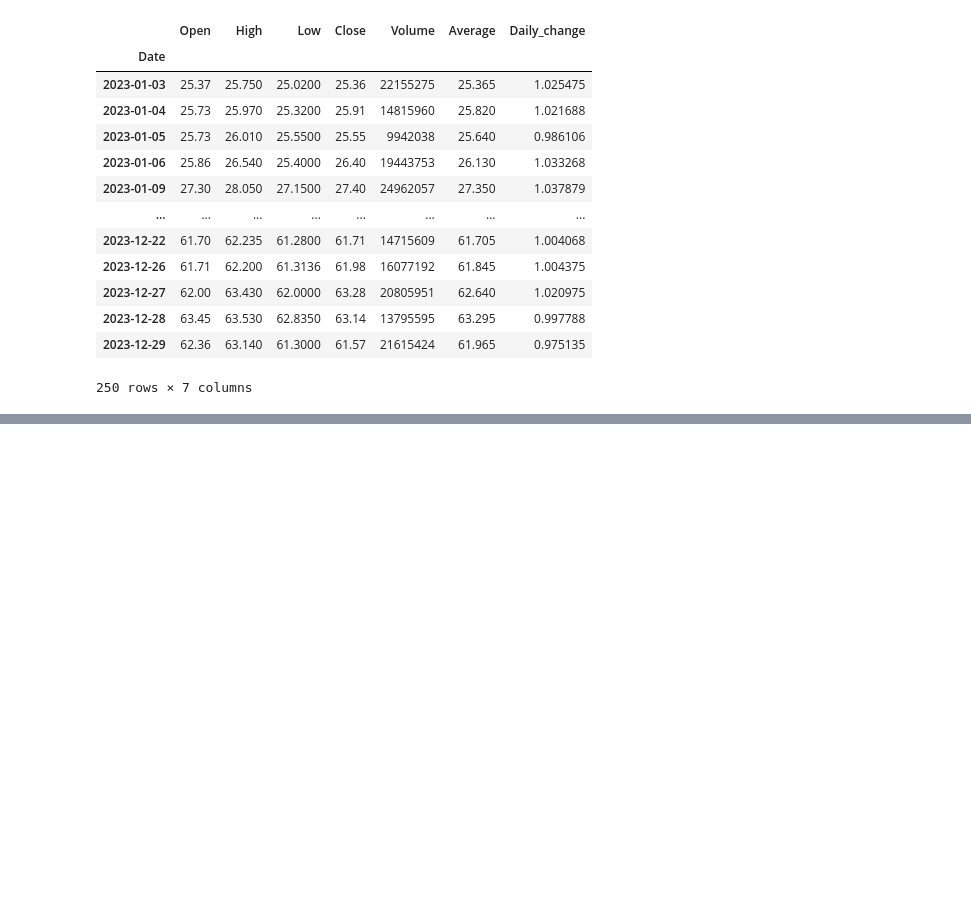
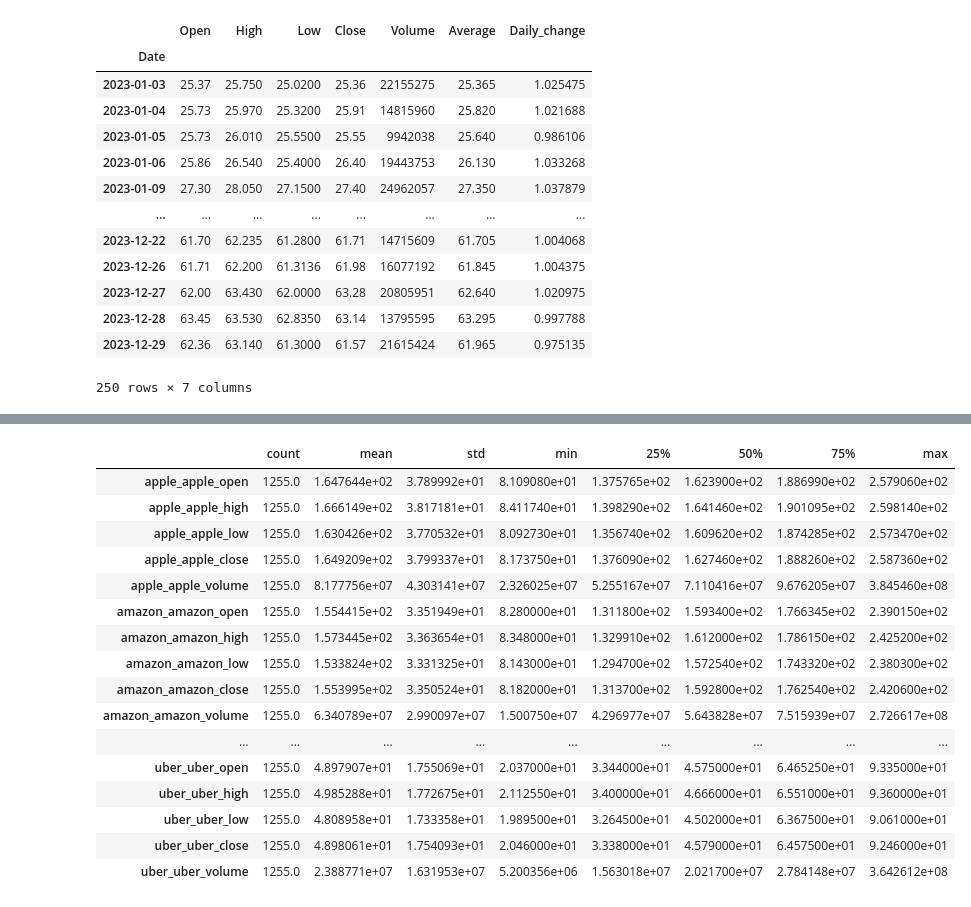
Before and after one commit to tomaszmm3/data-science, a Jupyter notebook: pandas.ipynb, the cells around one changed output, grey strips where cells are left out. Saved outputs shown, nothing was run; the diff lists cells and outputs as text; code cells hidden in the pictures; blank space fills up the shorter version.

```diff
--- a/pandas.ipynb
+++ b/pandas.ipynb
@@ -264,0 +300,32 @@ df[df.index.year == 2023]
+# %%
+apple = fetch_financial_data(company='AAPL')
+amazon = fetch_financial_data(company='AMZN')
+google = fetch_financial_data(company='GOOGL')
+uber = fetch_financial_data(company='UBER')
+# %%
+apple.columns = ['apple_' + col.lower() for col in apple.columns]
+amazon.columns = ['amazon_' + col.lower() for col in amazon.columns]
+google.columns = ['google_' + col.lower() for col in google.columns]
+uber.columns = ['uber_' + col.lower() for col in uber.columns]
+# %%
+df = pd.concat(objs=[apple, amazon, google, uber], axis=1)
+# %%
+df.describe().T
+# %% [output]
+|  | count | mean | std | min | 25% | 50% | 75% | max |
+| apple_apple_open | 1255.0 | 1.647644e+02 | 3.789992e+01 | 8.109080e+01 | 1.375765e+02 | 1.623900e+02 | 1.886990e+02 | 2.579060e+02 |
+| apple_apple_high | 1255.0 | 1.666149e+02 | 3.817181e+01 | 8.411740e+01 | 1.398290e+02 | 1.641460e+02 | 1.901095e+02 | 2.598140e+02 |
+| apple_apple_low | 1255.0 | 1.630426e+02 | 3.770532e+01 | 8.092730e+01 | 1.356740e+02 | 1.609620e+02 | 1.874285e+02 | 2.573470e+02 |
+| apple_apple_close | 1255.0 | 1.649209e+02 | 3.799337e+01 | 8.173750e+01 | 1.376090e+02 | 1.627460e+02 | 1.888260e+02 | 2.587360e+02 |
+| apple_apple_volume | 1255.0 | 8.177756e+07 | 4.303141e+07 | 2.326025e+07 | 5.255167e+07 | 7.110416e+07 | 9.676205e+07 | 3.845460e+08 |
+| amazon_amazon_open | 1255.0 | 1.554415e+02 | 3.351949e+01 | 8.280000e+01 | 1.311800e+02 | 1.593400e+02 | 1.766345e+02 | 2.390150e+02 |
+| amazon_amazon_high | 1255.0 | 1.573445e+02 | 3.363654e+01 | 8.348000e+01 | 1.329910e+02 | 1.612000e+02 | 1.786150e+02 | 2.425200e+02 |
+| amazon_amazon_low | 1255.0 | 1.533824e+02 | 3.331325e+01 | 8.143000e+01 | 1.294700e+02 | 1.572540e+02 | 1.743320e+02 | 2.380300e+02 |
+| amazon_amazon_close | 1255.0 | 1.553995e+02 | 3.350524e+01 | 8.182000e+01 | 1.313700e+02 | 1.592800e+02 | 1.762540e+02 | 2.420600e+02 |
+| amazon_amazon_volume | 1255.0 | 6.340789e+07 | 2.990097e+07 | 1.500750e+07 | 4.296977e+07 | 5.643828e+07 | 7.515939e+07 | 2.726617e+08 |
+| ... | ... | ... | ... | ... | ... | ... | ... | ... |
+| uber_uber_open | 1255.0 | 4.897907e+01 | 1.755069e+01 | 2.037000e+01 | 3.344000e+01 | 4.575000e+01 | 6.465250e+01 | 9.335000e+01 |
+| uber_uber_high | 1255.0 | 4.985288e+01 | 1.772675e+01 | 2.112550e+01 | 3.400000e+01 | 4.666000e+01 | 6.551000e+01 | 9.360000e+01 |
+| uber_uber_low | 1255.0 | 4.808958e+01 | 1.733358e+01 | 1.989500e+01 | 3.264500e+01 | 4.502000e+01 | 6.367500e+01 | 9.061000e+01 |
+| uber_uber_close | 1255.0 | 4.898061e+01 | 1.754093e+01 | 2.046000e+01 | 3.338000e+01 | 4.579000e+01 | 6.457500e+01 | 9.246000e+01 |
+| uber_uber_volume | 1255.0 | 2.388771e+07 | 1.631953e+07 | 5.200356e+06 | 1.563018e+07 | 2.021700e+07 | 2.784148e+07 | 3.642612e+08 |
```
Also changed, not shown: parts of 24 cells of this notebook.
